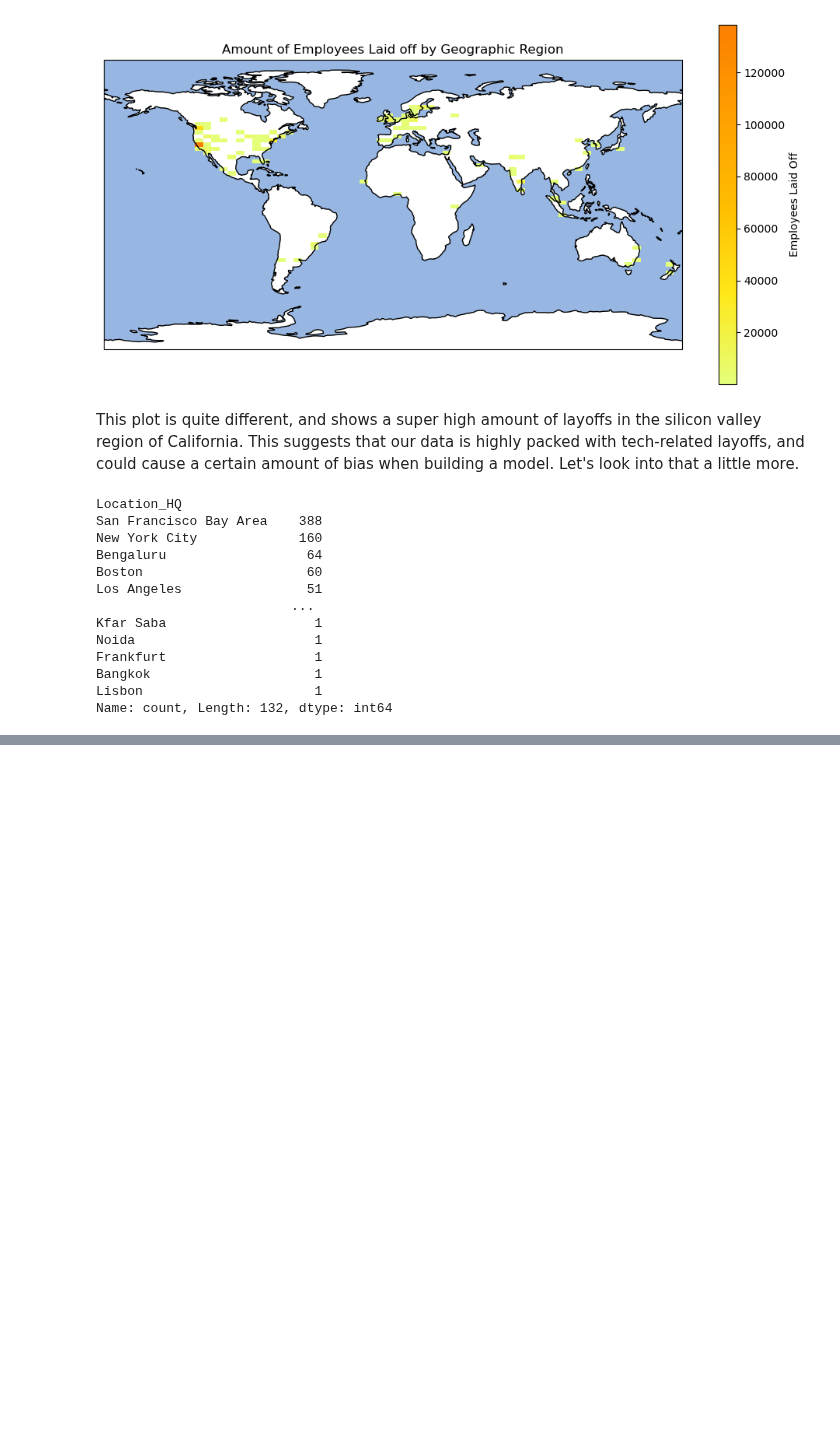
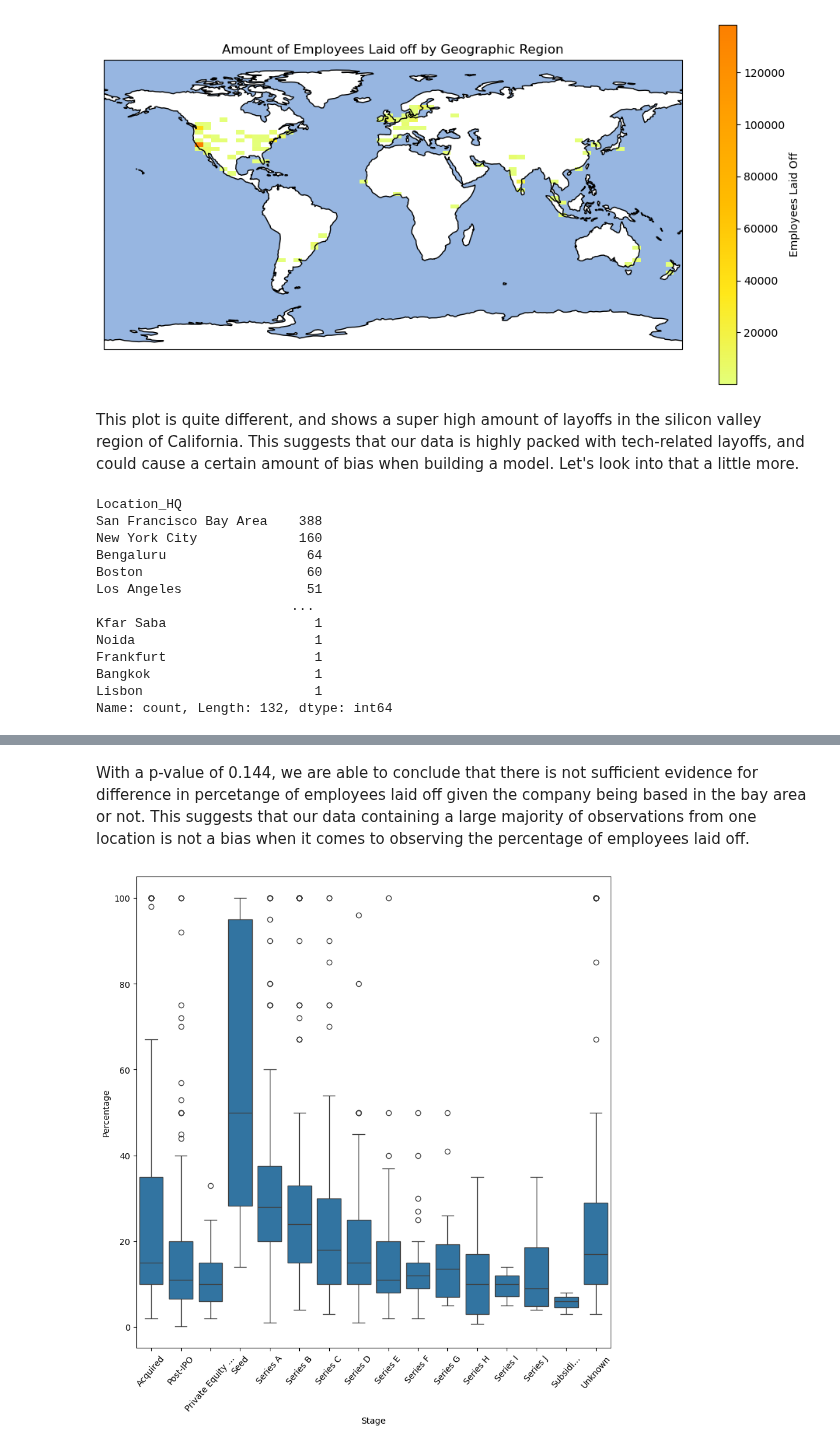
Before and after one commit to COGS108/Group019_WI24, a Jupyter notebook: Sebastian.ipynb, the cells around one changed output, grey strips where cells are left out. Drawn from its saved outputs; the diff is of its cells as text; code cells hidden in the pictures; blank space fills up the shorter version.

```diff
--- a/Sebastian.ipynb
+++ b/Sebastian.ipynb
@@ -216,0 +219,9 @@ df.shape
+# %% [markdown]
+With a p-value of 0.144, we are able to conclude that there is not sufficient evidence for difference in percetange of employees laid off given the company being based in the bay area or not. This suggests that our data containing a large majority of observations from one location is not a bias when it comes to observing the percentage of employees laid off.
+# %%
+plt.figure(figsize=(10,10))
+sns.boxplot(x='Stage', y='Percentage', data=df.sort_values(by='Stage'))
+plt.xticks(rotation=49)
+plt.show()
+# %% [output]
+[figure, added]
```
Also changed, not shown: parts of 12 cells of this notebook.
